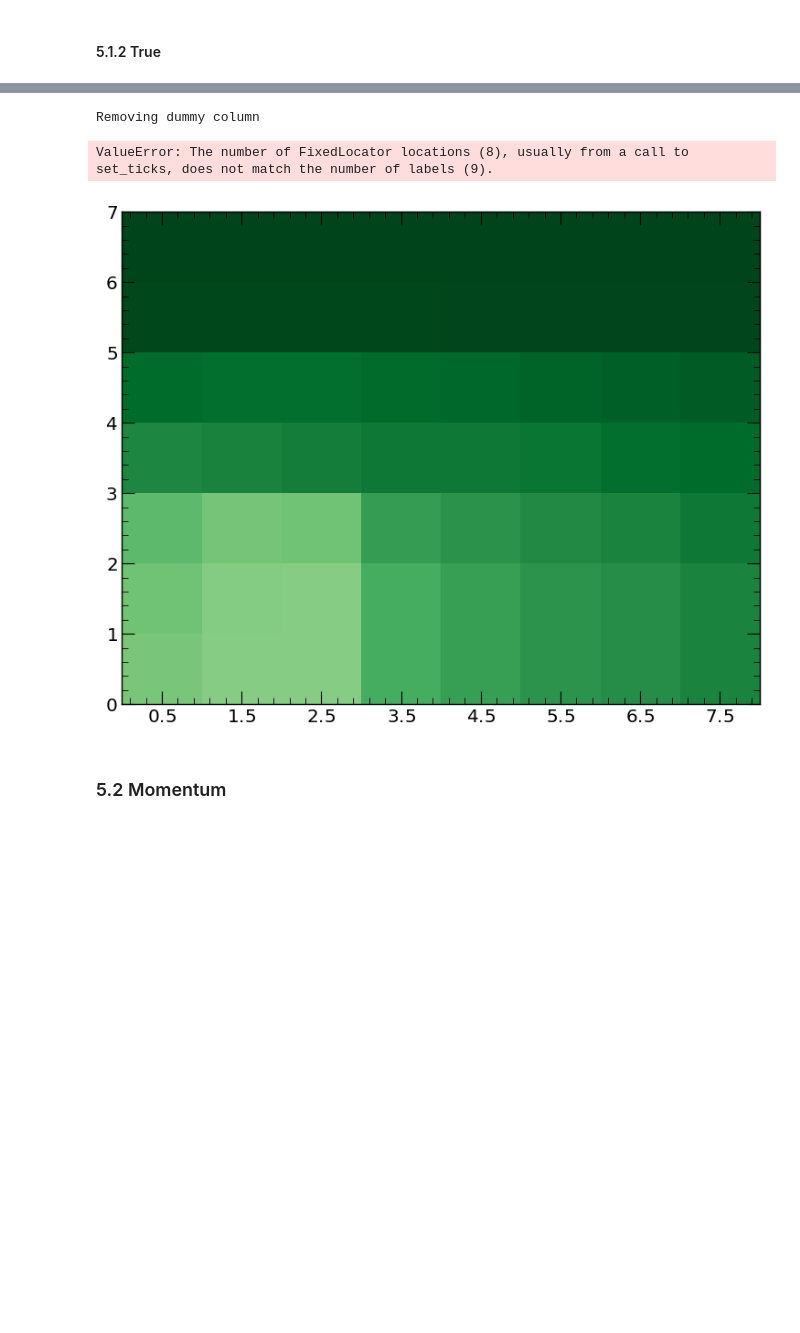
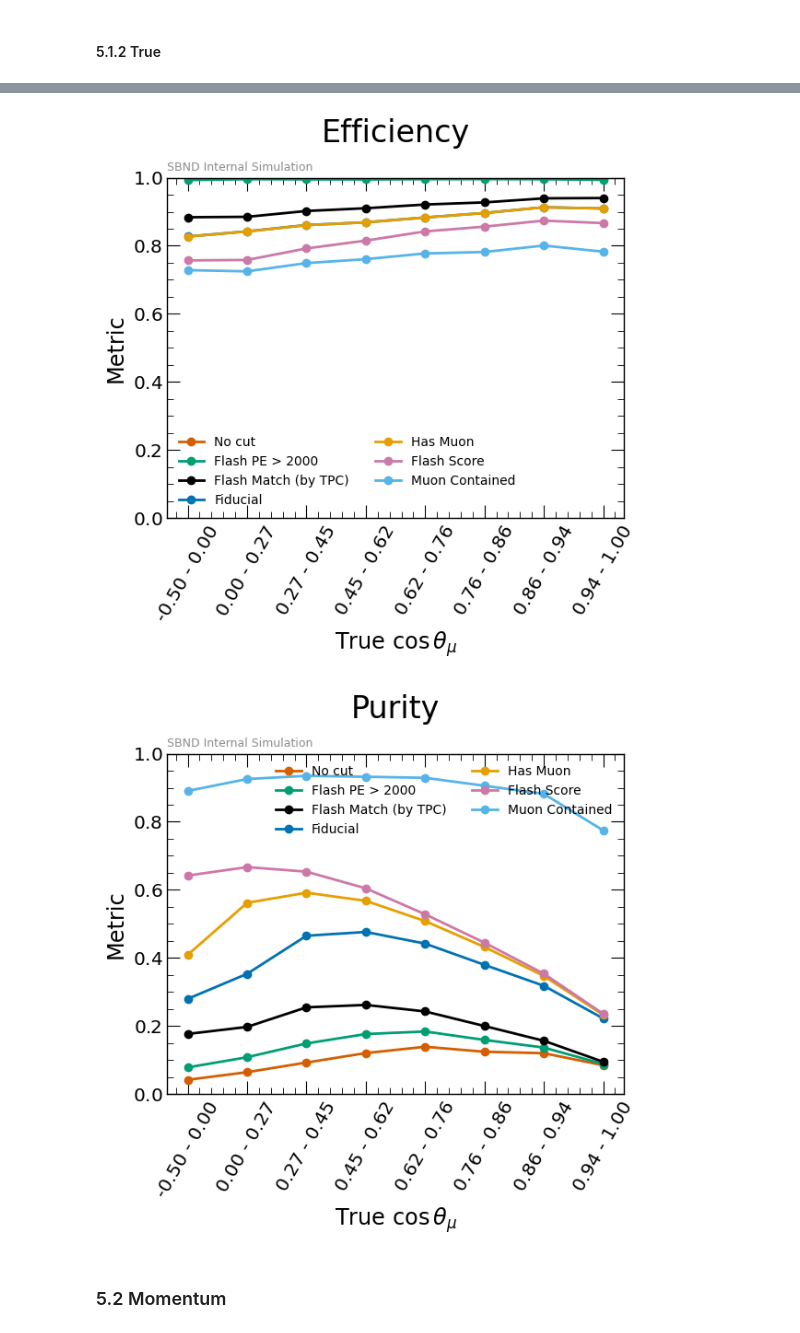
Before and after one commit to bear-is-asleep/cafpyana, a Jupyter notebook: analysis_village/numuincl/interaction_plots.ipynb, the cells around one changed output, grey strips where cells are left out. Saved outputs shown, nothing was run; the diff lists cells and outputs as text; code cells hidden in the pictures; blank space fills up the shorter version.

```diff
--- a/analysis_village/numuincl/interaction_plots.ipynb
+++ b/analysis_village/numuincl/interaction_plots.ipynb
@@ -38,7 +38,9 @@ from sbnd.general import plotters
 # %%
 from datetime import date
 #day = date.today().strftime("%Y_%m_%d")
-day = 'checkpoint5'
+day = 'checkpoint6'
+CONTAINED = True
+CATEGORIES = [0] if CONTAINED else [0,1]
 
 BASE_DIR = '/exp/sbnd/data/users/brindenc/analyze_sbnd/numu/v10_06_00_validation/pandora'
 PLOT_DIR = f'{BASE_DIR}/plots/{day}'
@@ -633,5 +589,5 @@ PLOT_DIR
 from sbnd.cafclasses.binning import Binning2D
 diff_momentum_bins_2d = DIFF_MOMENTUM_BINS_2D
 for i,row in enumerate(diff_momentum_bins_2d):
-  row[-1] = 2.
+  row[-1] = MAX_PMOM
 binning2d = Binning2D(diff_momentum_bins_2d=diff_momentum_bins_2d)
@@ -2461,6 +2520,9 @@ z_bin_labels = [f'{z_bins[i]:.0f} - {z_bins[i+1]:.0f}' if i < len(z_bins)-1 else
 # inter.assign_bins(y_bins,'truth.position.y',assign_key='true_vertex_y_bin')
 # inter.assign_bins(z_bins,'truth.position.z',assign_key='true_vertex_z_bin')
 
+cuts = PAND_CUTS_CONT if CONTAINED else PAND_CUTS
+cut_labels = ['No cut']+PAND_CUT_LABELS_CONT if CONTAINED else PAND_CUT_LABELS
+
 #Pandora binning
 slc_mc.assign_bins(costheta_bins,'mu.pfp.trk.costheta',assign_key='reco_costheta_bin')
 slc_mc.assign_bins(mom_bins,'mu.pfp.trk.P.p_muon',assign_key='reco_mom_bin')
@@ -2615,10 +2713,10 @@ costheta_slc_purs,costheta_slc_effs,costheta_slc_f1s,costheta_slc_true_events,co
 # %%
-fig,ax = plot_matrix_binned(costheta_slc_effs,costheta_slc_true_events,ax,costheta_slc_binning,costheta_bin_labels,['No cut']+PAND_CUT_LABELS,
+fig,ax = plot_line_binned(costheta_slc_effs,costheta_slc_true_events,ax,costheta_slc_binning,costheta_bin_labels,cut_labels,
   remove_dummy_col=False,
   label=PANDORA_QUALIFIER_INTERNAL_LABEL,xlabel=r'Reconstructed $\cos\theta_\mu$',title='Efficiency',cmap='Greens')
 plotters.save_plot('eff_costheta_binned',fig=fig,folder_name=f'{PLOT_DIR}/pandora')
-fig,ax = plot_matrix_binned(costheta_slc_purs,costheta_slc_true_events,ax,costheta_slc_binning,costheta_bin_labels,['No cut']+PAND_CUT_LABELS,
+fig,ax = plot_line_binned(costheta_slc_purs,costheta_slc_true_events,ax,costheta_slc_binning,costheta_bin_labels,cut_labels,
   remove_dummy_col=False,
   label=PANDORA_QUALIFIER_INTERNAL_LABEL,xlabel=r'Reconstructed $\cos\theta_\mu$',title='Purity',cmap='Blues')
 plotters.save_plot('pur_costheta_binned',fig=fig,folder_name=f'{PLOT_DIR}/pandora')
-plt.close('all')
+#plt.close('all')
@@ -2635,19 +2757,18 @@ costheta_slc_purs,costheta_slc_effs,costheta_slc_f1s,costheta_slc_true_events,co
 # %%
-fig,ax = plot_matrix_binned(costheta_slc_effs[:-1],costheta_slc_true_events[:-1],ax,costheta_slc_binning[:-1],costheta_bin_labels[1:],['No cut']+PAND_CUT_LABELS,
+fig,ax = plot_line_binned(costheta_slc_effs[1:],costheta_slc_true_events[1:],ax,costheta_slc_binning[1:],costheta_bin_labels[1:],cut_labels,
   remove_dummy_col=True,
   roll=False,
-  label=PANDORA_QUALIFIER_INTERNAL_LABEL,xlabel=r'True $\cos\theta_\mu$',title='Efficiency',cmap='Greens')
+  label=INTERNAL_LABEL,xlabel=r'True $\cos\theta_\mu$',title='Efficiency',cmap='Greens')
 plotters.save_plot('eff_true_costheta_binned',fig=fig,folder_name=f'{PLOT_DIR}/pandora')
-fig,ax = plot_matrix_binned(costheta_slc_purs[:-1],costheta_slc_true_events[:-1],ax,costheta_slc_binning[:-1],costheta_bin_labels[1:],['No cut']+PAND_CUT_LABELS,
+fig,ax = plot_line_binned(costheta_slc_purs[1:],costheta_slc_true_events[1:],ax,costheta_slc_binning[1:],costheta_bin_labels[1:],cut_labels,
   remove_dummy_col=True,
   roll=False,
-  label=PANDORA_QUALIFIER_INTERNAL_LABEL,xlabel=r'True $\cos\theta_\mu$',title='Purity',cmap='Blues')
+  label=INTERNAL_LABEL,xlabel=r'True $\cos\theta_\mu$',title='Purity',cmap='Blues')
 plotters.save_plot('pur_true_costheta_binned',fig=fig,folder_name=f'{PLOT_DIR}/pandora')
-plt.close('all')
+#plt.close('all')
 # %% [output]
-Removing dummy column
-ValueError: The number of FixedLocator locations (8), usually from a call to set_ticks, does not match the number of labels (9).
-[figure, old version]
+[figure, new version]
+[figure, added]
 # %% [markdown]
 ### 5.2 Momentum
 # %%
```
Also changed, not shown: parts of 61 cells of this notebook, 5 other files.
